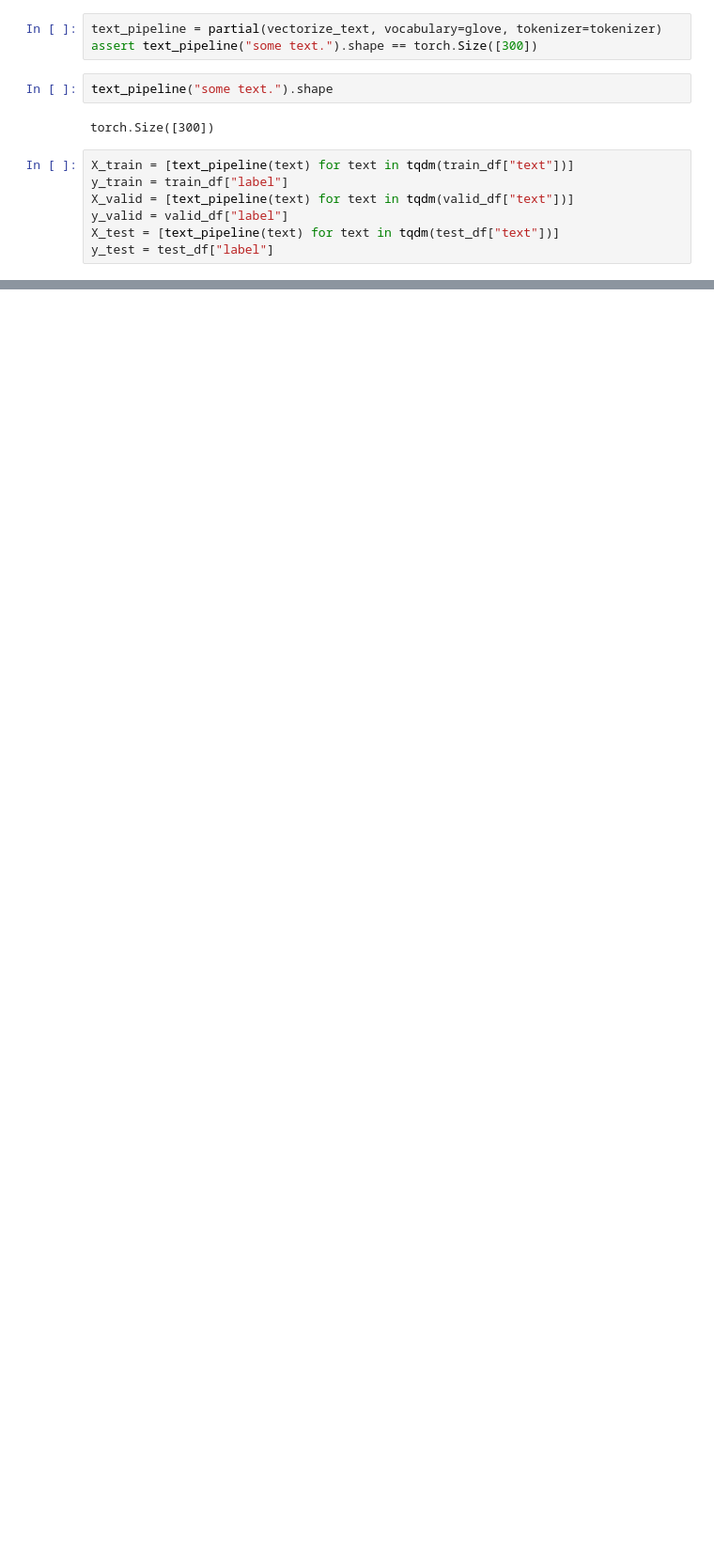
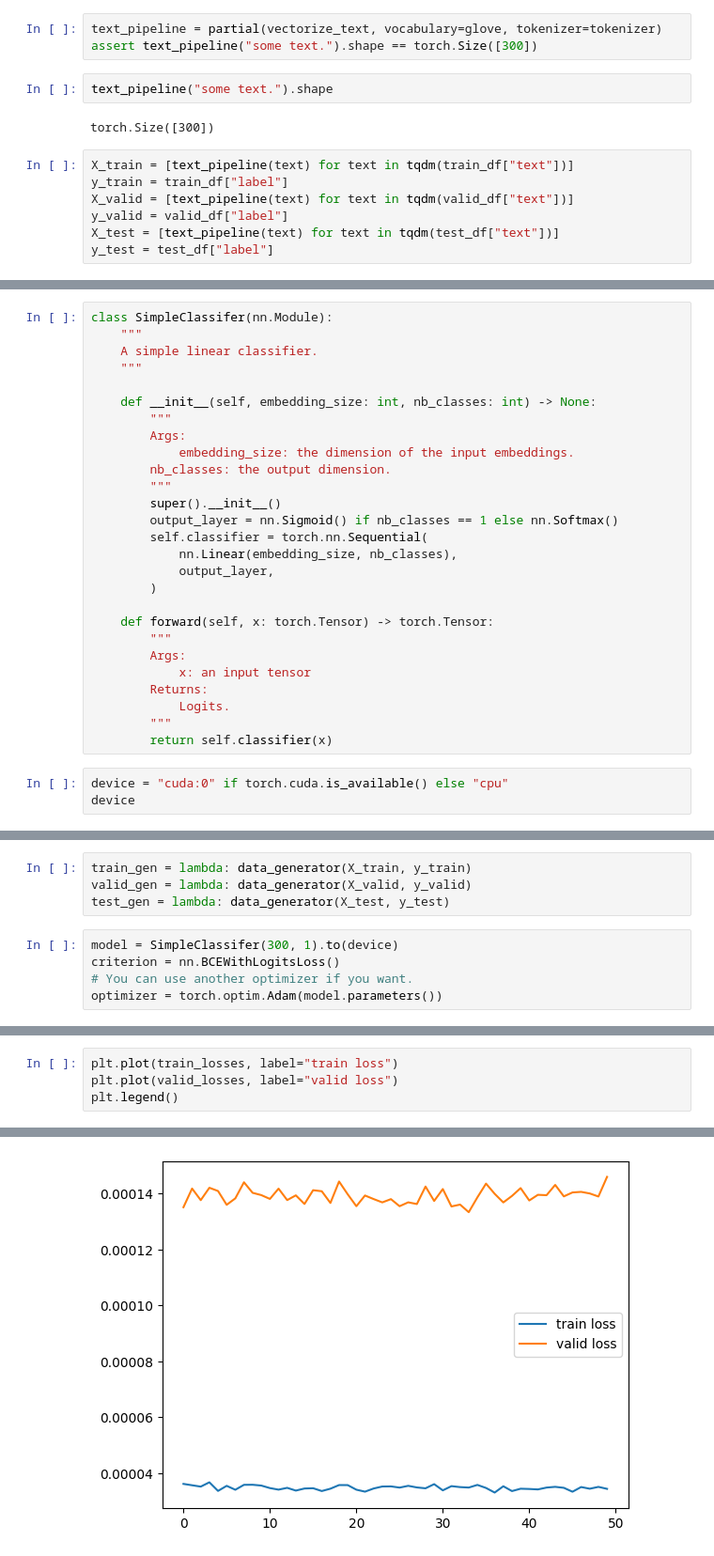
Before and after one commit to AMS-L/NLPLAB4, a Jupyter notebook: LAB4.ipynb, the cells around one changed output, grey strips where cells are left out. Shown at 94% size. Drawn from its saved outputs; the diff is of its cells as text; blank space fills up the shorter version.

```diff
--- a/LAB4.ipynb
+++ b/LAB4.ipynb
@@ -128,0 +145,30 @@ def data_generator(
+# %%
+class SimpleClassifer(nn.Module):
+    """
+    A simple linear classifier.
+    """
+
+    def __init__(self, embedding_size: int, nb_classes: int) -> None:
+        """
+        Args:
+            embedding_size: the dimension of the input embeddings.
+        nb_classes: the output dimension.
+        """
+        super().__init__()
+        output_layer = nn.Sigmoid() if nb_classes == 1 else nn.Softmax()
+        self.classifier = torch.nn.Sequential(
+            nn.Linear(embedding_size, nb_classes),
+            output_layer,
+        )
+
+    def forward(self, x: torch.Tensor) -> torch.Tensor:
+        """
+        Args:
+            x: an input tensor
+        Returns:
+            Logits.
+        """
+        return self.classifier(x)
+# %%
+device = "cuda:0" if torch.cuda.is_available() else "cpu"
+device
@@ -128,0 +177,9 @@ def data_generator(
+# %%
+train_gen = lambda: data_generator(X_train, y_train)
+valid_gen = lambda: data_generator(X_valid, y_valid)
+test_gen = lambda: data_generator(X_test, y_test)
+# %%
+model = SimpleClassifer(300, 1).to(device)
+criterion = nn.BCEWithLogitsLoss()
+# You can use another optimizer if you want.
+optimizer = torch.optim.Adam(model.parameters())
@@ -128,0 +236,5 @@ def data_generator(
+# %%
+plt.plot(train_losses, label="train loss")
+plt.plot(valid_losses, label="valid loss")
+plt.legend()
+# %% [output]
@@ -128,0 +242 @@ def data_generator(
+[figure, added]
```
Also changed, not shown: parts of 8 cells of this notebook.
